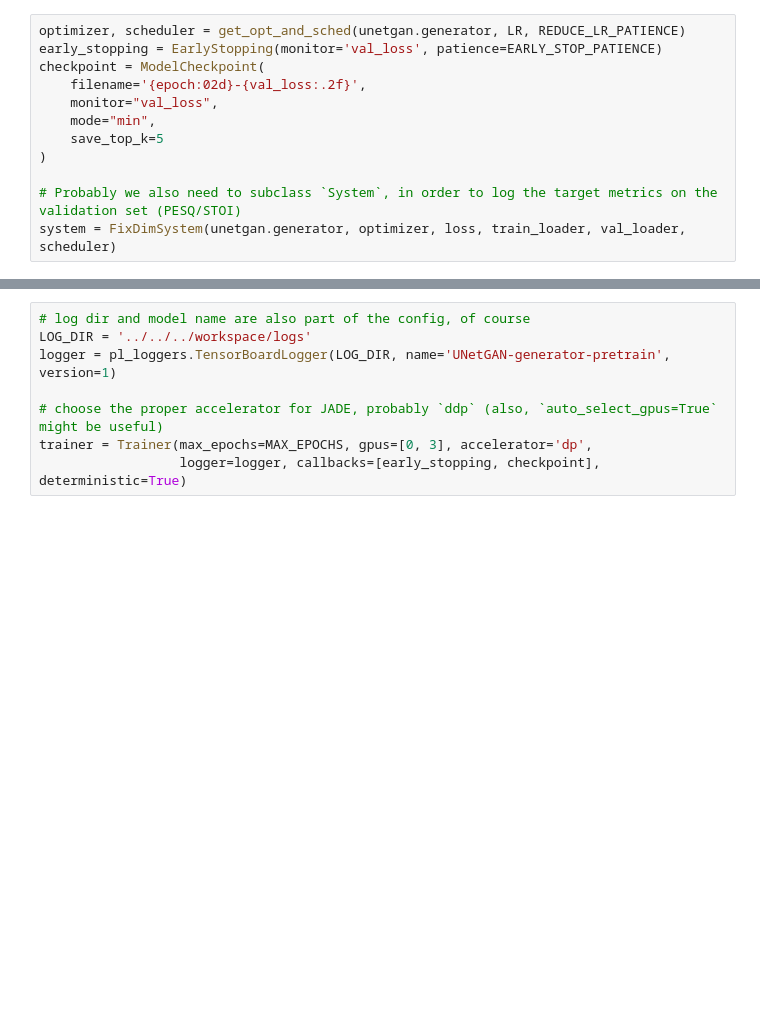
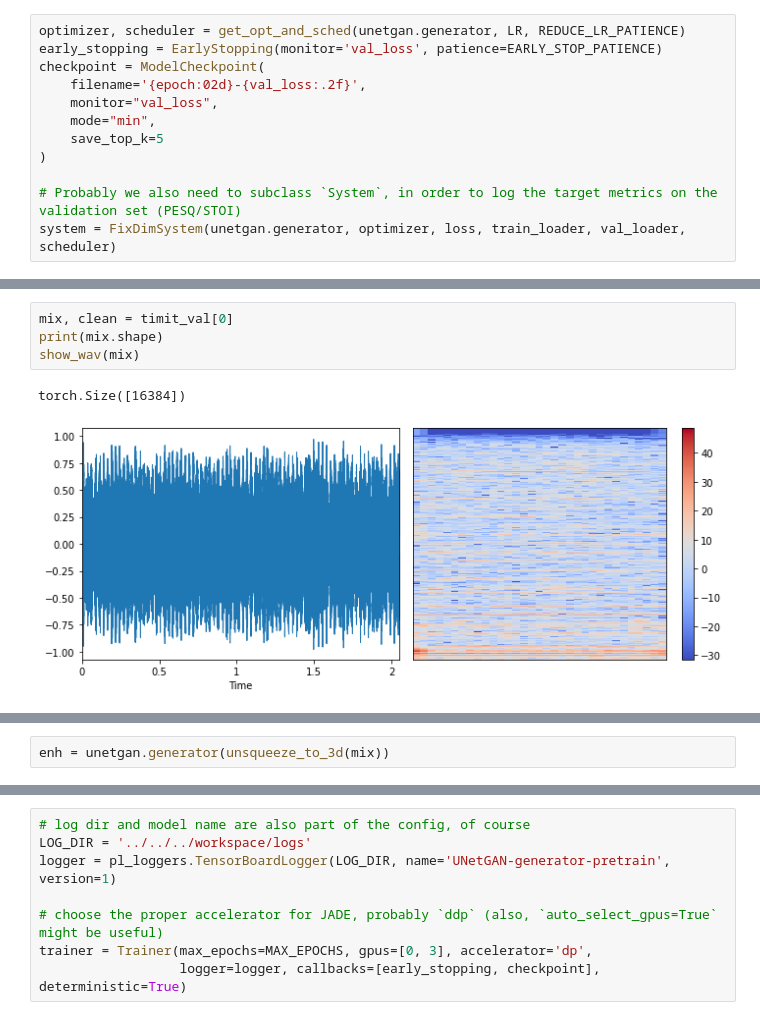
Before and after one commit to flyingleafe/asteroid, a Jupyter notebook: notebooks/training.ipynb, the cells around one changed output, grey strips where cells are left out. Drawn from its saved outputs; the diff is of its cells as text; blank space fills up the shorter version.

```diff
--- a/notebooks/training.ipynb
+++ b/notebooks/training.ipynb
@@ -166,0 +174,7 @@ system = FixDimSystem(unetgan.generator, optimizer, loss, train_loader, val_load
+# %%
+mix, clean = timit_val[0]
+print(mix.shape)
+show_wav(mix)
+# %% [output]
+torch.Size([16384])
+[figure, added]
@@ -166,0 +182,2 @@ system = FixDimSystem(unetgan.generator, optimizer, loss, train_loader, val_load
+# %%
+enh = unetgan.generator(unsqueeze_to_3d(mix))
```
Also changed, not shown: parts of 10 cells of this notebook, 3 other files.
